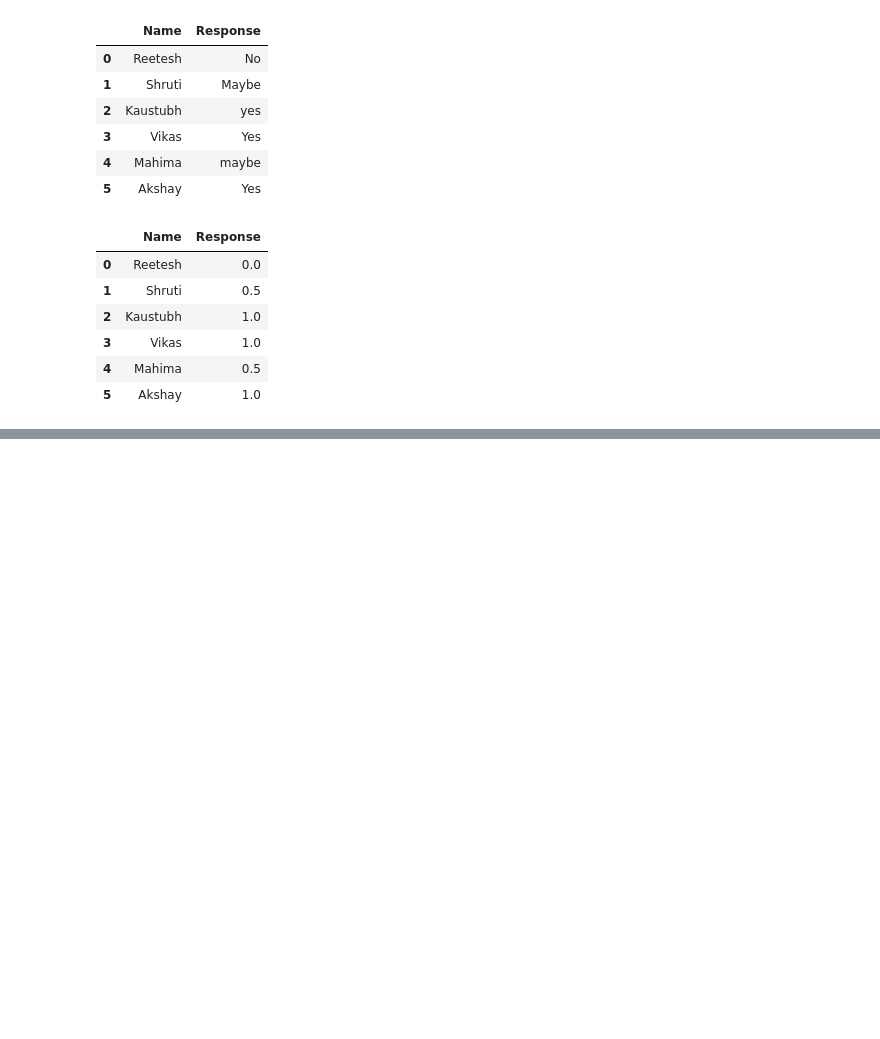
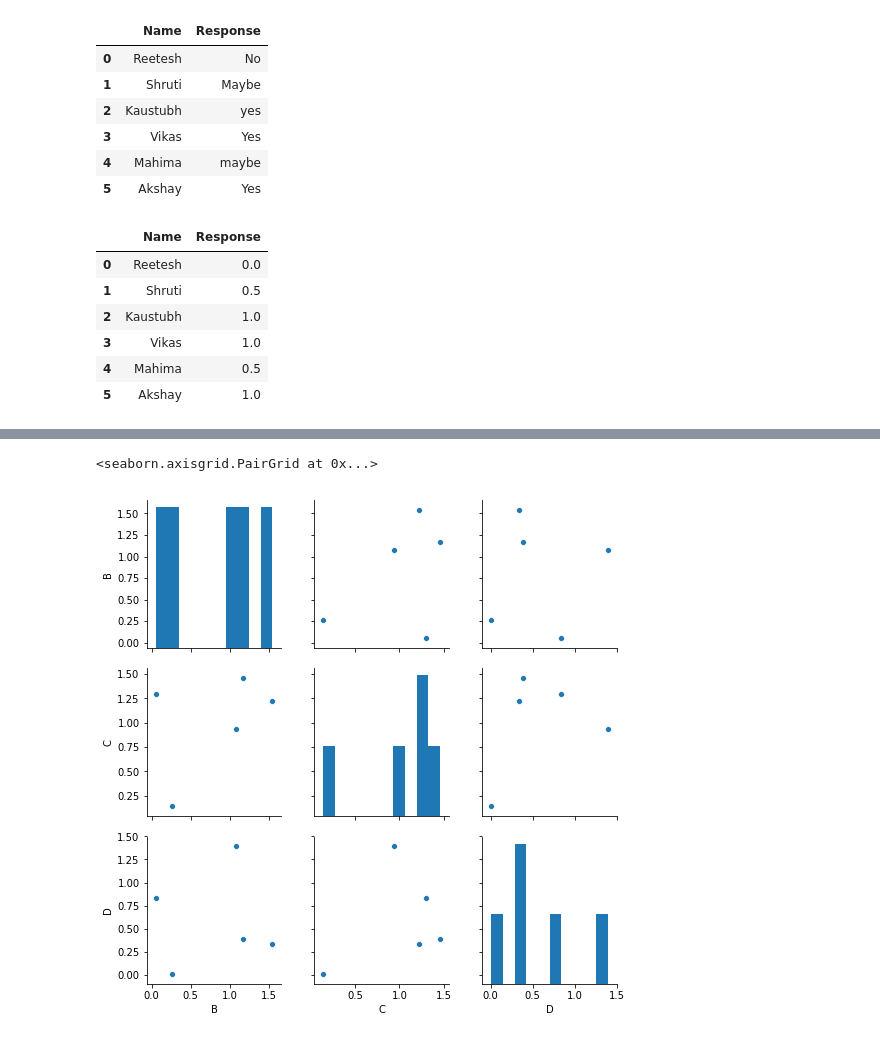
Before and after one commit to vamsigp/IIIT-B, a Jupyter notebook: 1. Statistics and Machine Learning/8. Linear Regression/4. Multiple Linear Regression/InQuiz.ipynb, the cells around one changed output, grey strips where cells are left out. Saved outputs shown, nothing was run; the diff lists cells and outputs as text; code cells hidden in the pictures; blank space fills up the shorter version.

```diff
--- a/1. Statistics and Machine Learning/8. Linear Regression/4. Multiple Linear Regression/InQuiz.ipynb
+++ b/1. Statistics and Machine Learning/8. Linear Regression/4. Multiple Linear Regression/InQuiz.ipynb
@@ -76,0 +120,2 @@ df
+# %%
+df_temp['A'] = df_temp['A'].astype(str)
@@ -76,0 +134,7 @@ df
+# %%
+df_temp1 = df_temp.drop('A', axis=1)
+# %%
+sns.pairplot(df_temp1)
+# %% [output]
+<seaborn.axisgrid.PairGrid at 0x...>
+[figure, added]
```
Also changed, not shown: parts of 5 cells of this notebook, 10 other files.
